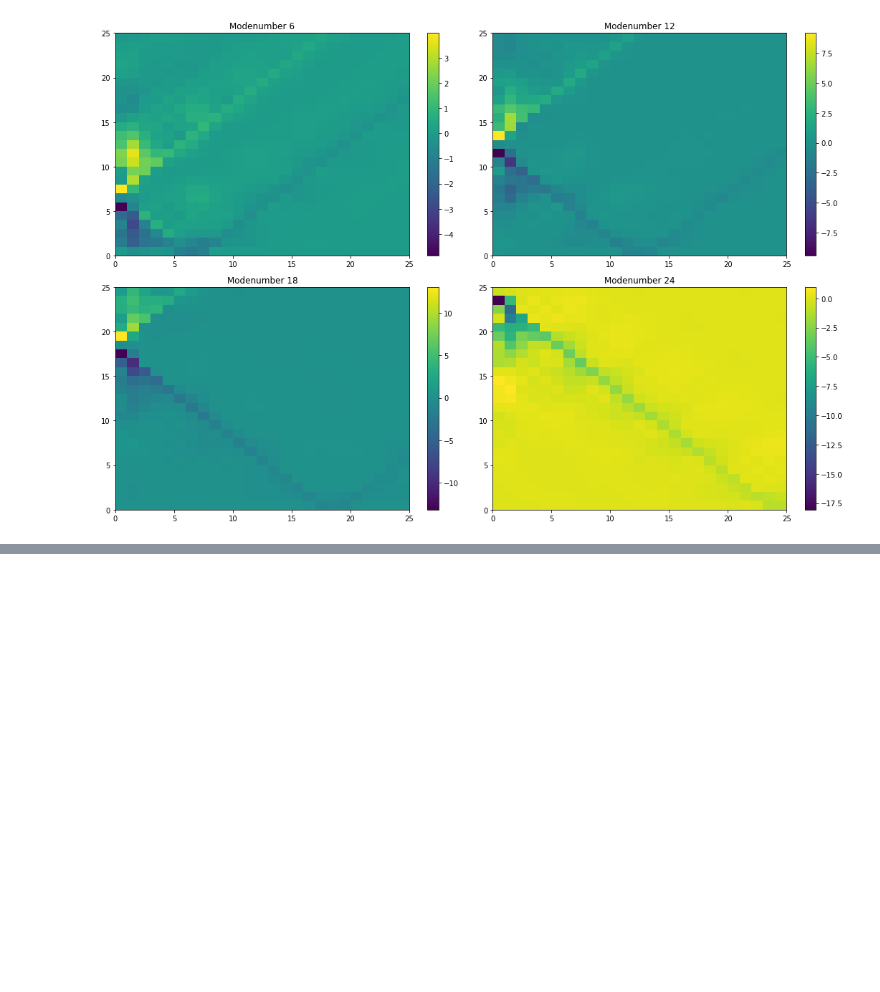
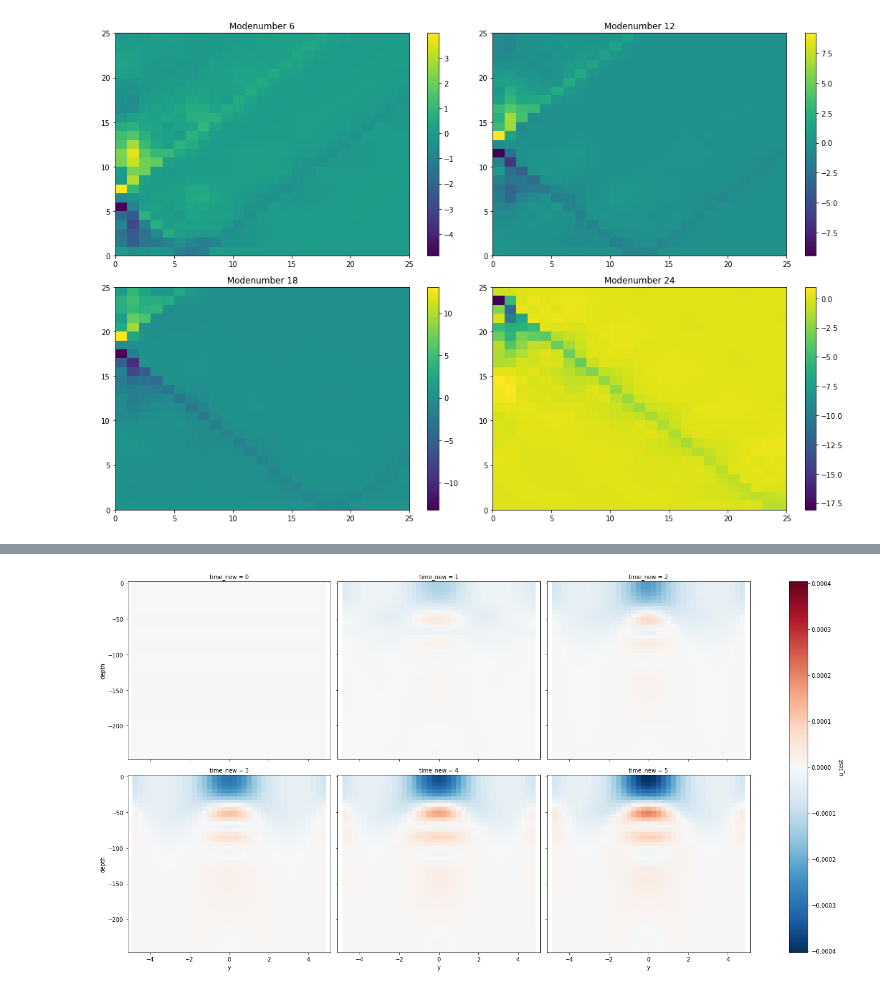
Before and after one commit to vopikamm/multimode-model, a Jupyter notebook: examples/Dunkel/Dunkel.ipynb, the cells around one changed output, grey strips where cells are left out. Saved outputs shown, nothing was run; the diff lists cells and outputs as text; code cells hidden in the pictures; blank space fills up the shorter version.

```diff
--- a/examples/Dunkel/Dunkel.ipynb
+++ b/examples/Dunkel/Dunkel.ipynb
@@ -219,0 +199,8 @@ out.v.isel(i = 200, depth = slice(0,50)).plot.pcolormesh(x='y', y='depth', cmap=
+# %%
+u_test = np.load("u_test.npy")
+# %%
+out["u_test"] = (["depth", "time_new", "j", "i"], u_test)
+# %%
+out.u_test.isel(i = 200, depth = slice(0,50)).plot.pcolormesh(x='y', y='depth', cmap='RdBu_r', col="time_new", col_wrap=3, figsize=(20,10));
+# %% [output]
+[figure, added]
```
Also changed, not shown: parts of 8 cells of this notebook, 4 other files.
